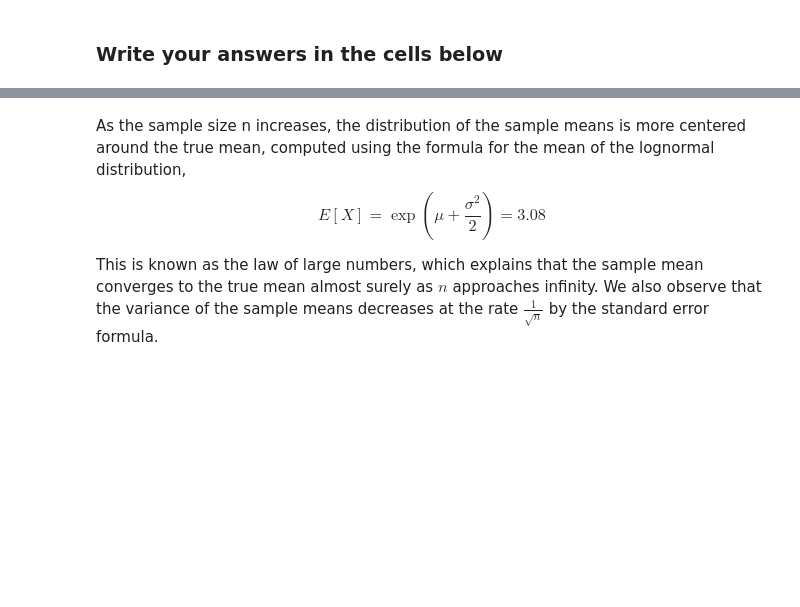
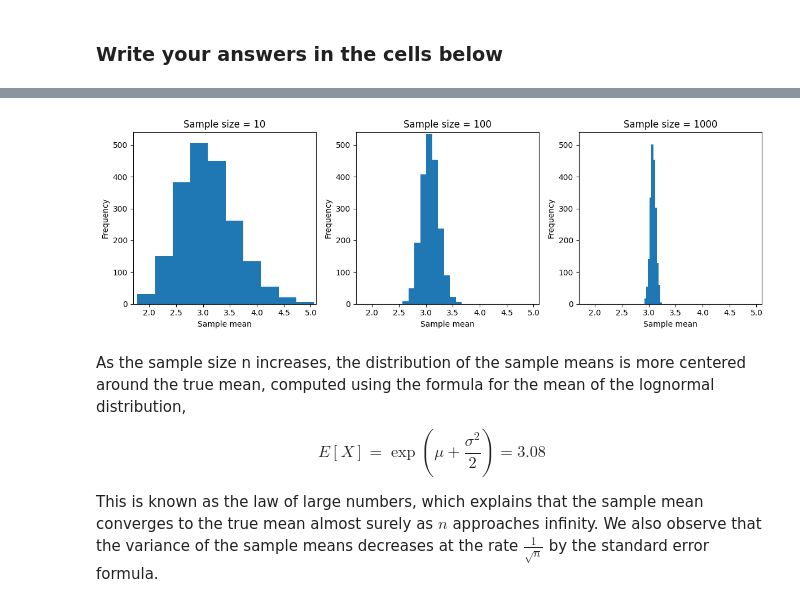
Before and after one commit to joycheng88/qtm151fall2025, a Jupyter notebook: Assignments/assignment_4/Assignment4.ipynb, the cells around one changed output, grey strips where cells are left out. Drawn from its saved outputs; the diff is of its cells as text; code cells hidden in the pictures; blank space fills up the shorter version.

```diff
--- a/Assignments/assignment_4/Assignment4.ipynb
+++ b/Assignments/assignment_4/Assignment4.ipynb
@@ -252,3 +270,34 @@ plt.show()
+# %%
+# Alternatively, we can put all three plots in one figure with subplots and set the same axes scale
+np.random.seed(1234) # set the seed for reproducibility
+
+fig, subfig_array = plt.subplots(1, 3, figsize=(12, 4))
+# Define sample sizes in a list
+sample_sizes = [10, 100, 1000]
+
+# Iterate through sample sizes and subplot axes
+for idx, sample_size in enumerate(sample_sizes):
+    sample_means = []
+
+    # Use a (nested) loop to compute sample means for each sample size
+    for i in range(num_simulations):
+        sample = np.random.lognormal(mu, sigma, sample_size)
+        sample_means.append(np.mean(sample))
+
+    # Plot the histogram on each subplot
+    subfig_array[idx].hist(sample_means)
+    subfig_array[idx].set_title(f"Sample size = {sample_size}")
+    subfig_array[idx].set_xlabel('Sample mean')
+    subfig_array[idx].set_ylabel('Frequency')
+
+    # Set same x-scale and y-scale for all plots
+    subfig_array[idx].set_xlim(1.7, 5.1)
+    subfig_array[idx].set_ylim(0, 540)
+
+plt.tight_layout()
+plt.show()
+# %% [output]
+[figure, added]
 # %%
 # How does the sample size affect the distribution of the sample means?
 
```
Also changed, not shown: parts of 6 cells of this notebook, 1 other file.
